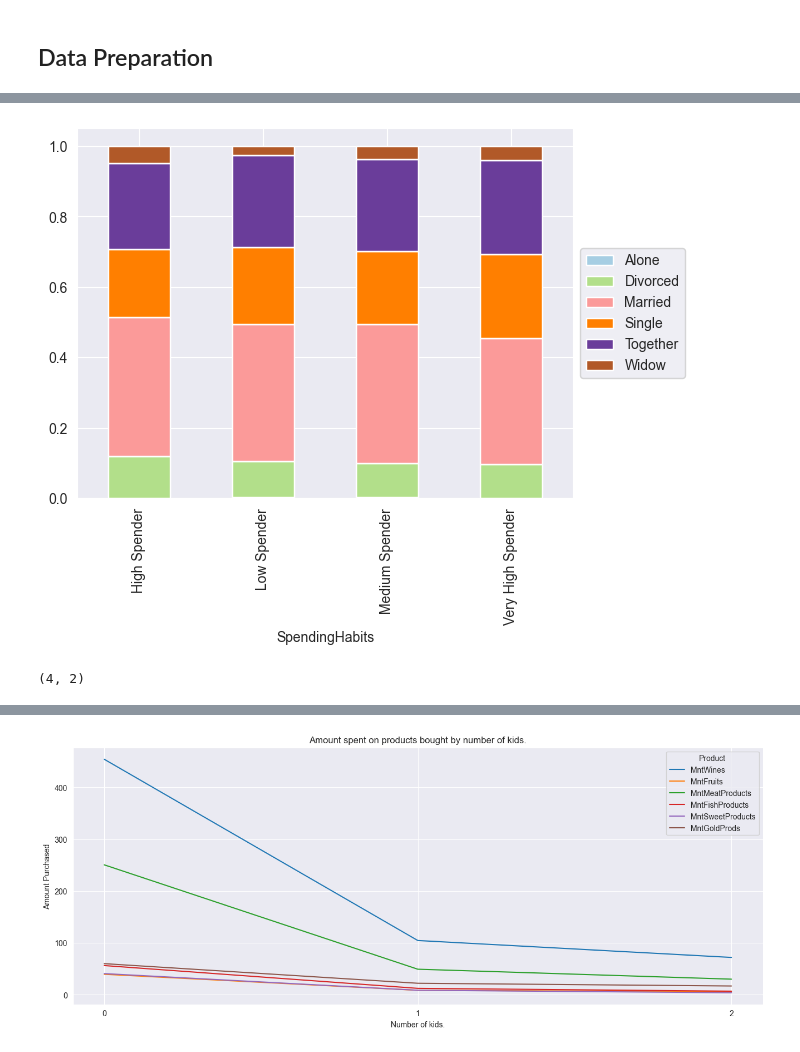
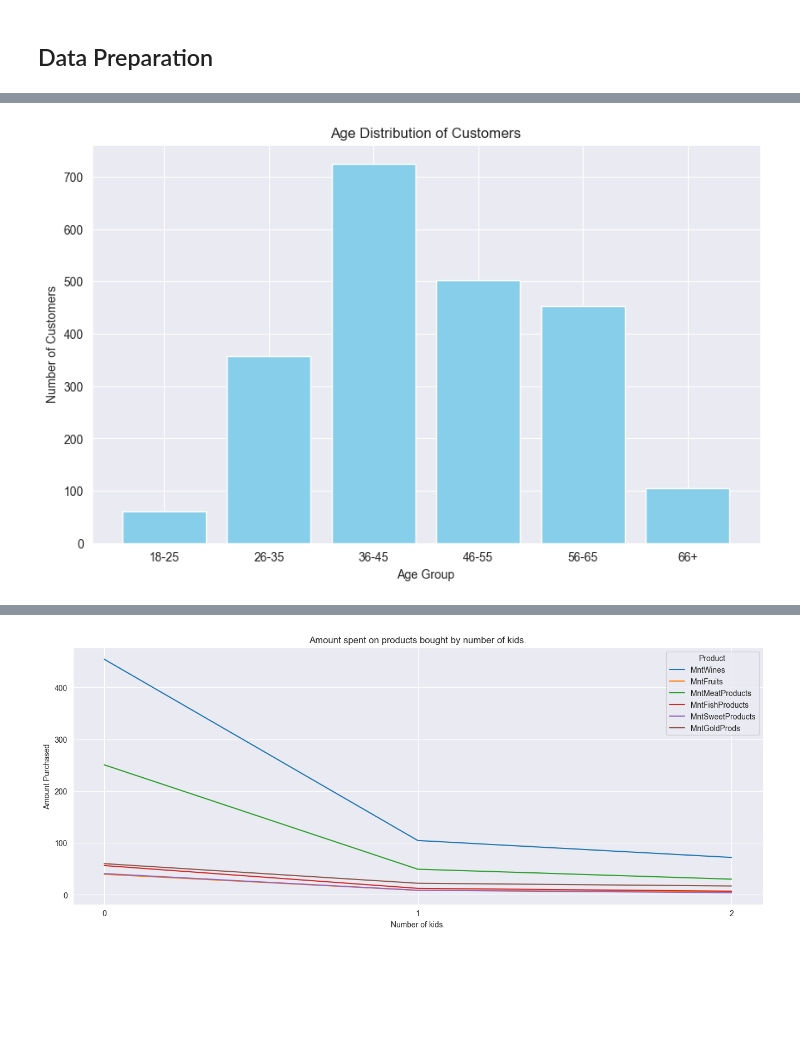
Before and after one commit to joojaa7/dataK-koneO, a Jupyter notebook: Project/project.ipynb, the cells around one changed output, grey strips where cells are left out. Saved outputs shown, nothing was run; the diff lists cells and outputs as text; code cells hidden in the pictures; blank space fills up the shorter version.

```diff
--- a/Project/project.ipynb
+++ b/Project/project.ipynb
@@ -360,13 +176,20 @@ df[(df["SpendingHabits"] == "High Spender")].describe()
-# %%
-
-df_plot = df.groupby(['Marital_Status', 'SpendingHabits']).size().reset_index(name='Count')
-df_plot = df_plot.pivot(columns='Marital_Status', index='SpendingHabits', values='Count')
-
-df_plot.apply(lambda x: x/x.sum(), axis=1).plot(kind='bar', stacked=True,  colormap='Paired')
-plt.legend(loc='center left', bbox_to_anchor=(1.0, 0.5));
-# %% [output]
-[figure, removed]
-# %%
-print(model.cluster_centers_.shape)
-# %% [output]
-(4, 2)
+# %%
+
+bins = [17, 25, 35, 45, 55, 65, 100]  # 17 ensures ages 18 and up are included
+labels = ["18-25", "26-35", "36-45", "46-55", "56-65", "66+"]
+
+
+df["AgeGroup"] = pd.cut(df["Age"], bins=bins, labels=labels)
+
+
+age_counts = df["AgeGroup"].value_counts().sort_index()
+
+plt.figure(figsize=(10, 6))
+plt.bar(age_counts.index.astype(str), age_counts.values, color="skyblue")
+plt.xlabel("Age Group")
+plt.ylabel("Number of Customers")
+plt.title("Age Distribution of Customers")
+plt.xticks(rotation=0)
+plt.show()
+# %% [output]
+[figure, added]
```
Also changed, not shown: parts of 63 cells of this notebook.
